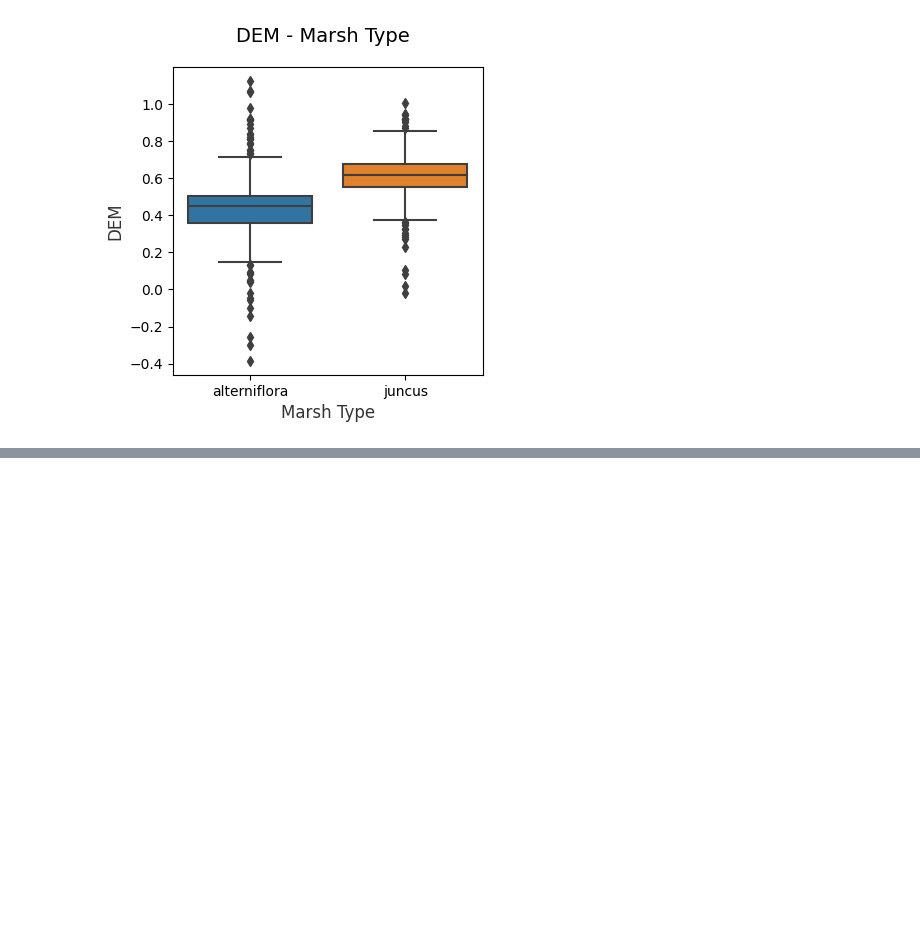
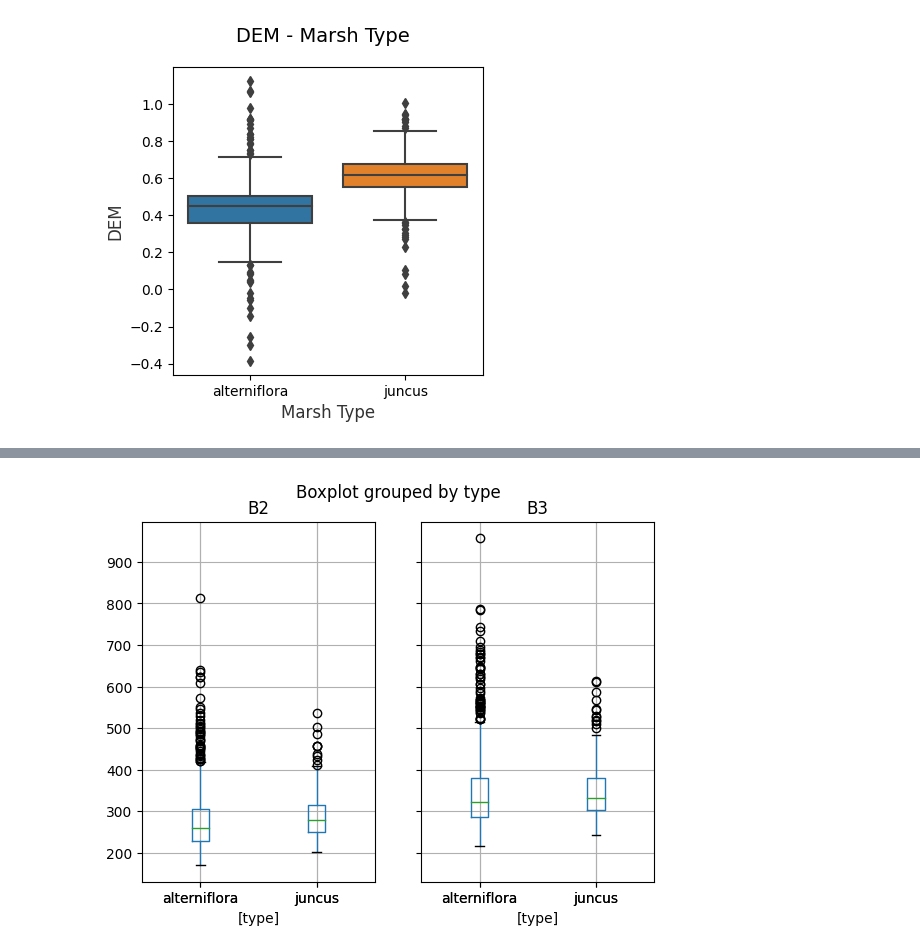
Before and after one commit to MirandaLv/MarshCommunity_EPA, a Jupyter notebook: scripts/descriptive_analysis.ipynb, the cells around one changed output, grey strips where cells are left out. Saved outputs shown, nothing was run; the diff lists cells and outputs as text; code cells hidden in the pictures; blank space fills up the shorter version.

```diff
--- a/scripts/descriptive_analysis.ipynb
+++ b/scripts/descriptive_analysis.ipynb
@@ -271,3 +275,8 @@ df[df['ndvi']<0]
 | 544 | 544 | alterniflora | RandomPoints_BrownBay_alterniflora | /Users/mirandalv/Documents/projec... | 440 | 403 | 552 | 635 | 684 | 691 | 744 | ... |
 | 624 | 12 | juncus | RandomPoints_BrownBay_Juncus | /Users/mirandalv/Documents/projec... | 272 | 293 | 331 | 431 | 457 | 400 | 495 | ... |
 | 692 | 80 | juncus | RandomPoints_BrownBay_Juncus | /Users/mirandalv/Documents/projec... | 367 | 393 | 510 | 586 | 729 | 638 | 713 | ... |
+# %%
+subdf = df[['B2', 'B3', 'type']]
+boxplot = subdf.boxplot(by='type')
+# %% [output]
+[figure, added]
```
Also changed, not shown: parts of 5 cells of this notebook, 16 other files.
